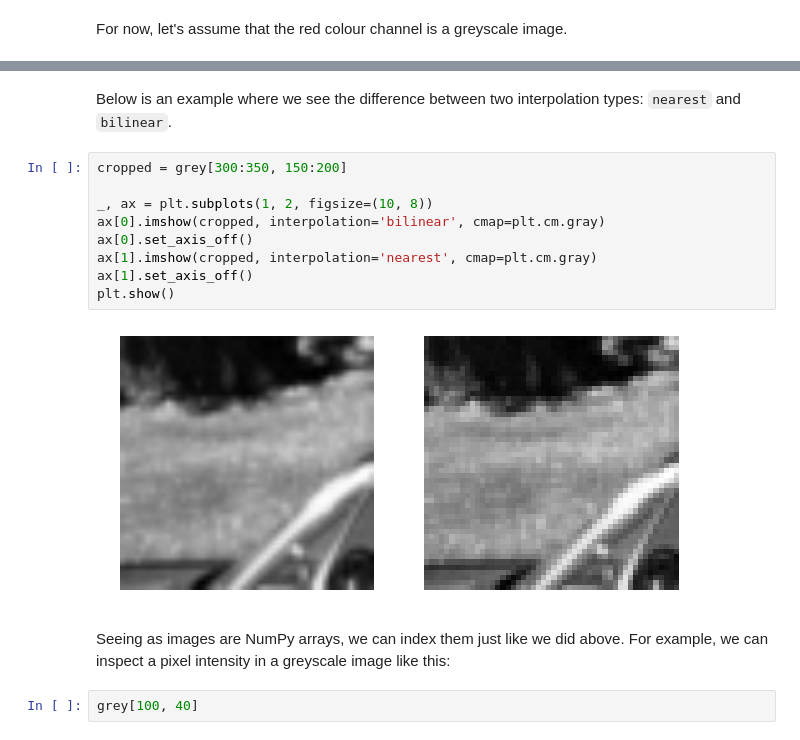
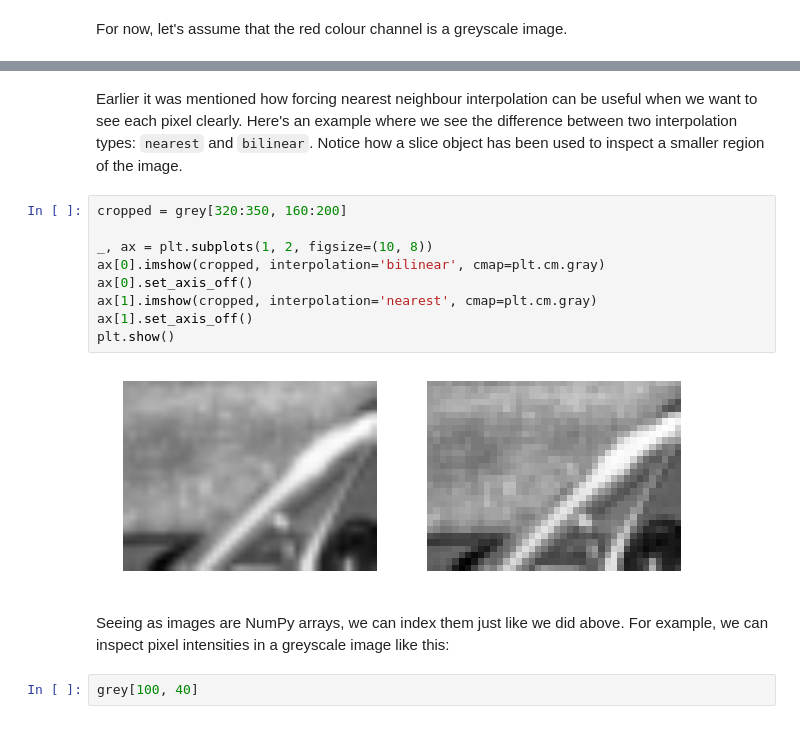
Before and after one commit to aleksaro/digital-image-processing-intro, a Jupyter notebook: digital-image-processing/getting-started/getting-started-python.ipynb, the cells around one changed output, grey strips where cells are left out. Cells and saved outputs as stored; diff of their text form.

```diff
--- a/digital-image-processing/getting-started/getting-started-python.ipynb
+++ b/digital-image-processing/getting-started/getting-started-python.ipynb
@@ -448,18 +552,18 @@ plt.show()
-# %% [markdown]
-Below is an example where we see the difference between two interpolation types: ``nearest`` and ``bilinear``.
+# %% [markdown]
+Earlier it was mentioned how forcing nearest neighbour interpolation can be useful when we want to see each pixel clearly. Here's an example where we see the difference between two interpolation types: `nearest` and `bilinear`. Notice how a slice object has been used to inspect a smaller region of the image.
 # %%
-cropped = grey[300:350, 150:200]
+cropped = grey[320:350, 160:200]
 
 _, ax = plt.subplots(1, 2, figsize=(10, 8))
 ax[0].imshow(cropped, interpolation='bilinear', cmap=plt.cm.gray)
 ax[0].set_axis_off()
 ax[1].imshow(cropped, interpolation='nearest', cmap=plt.cm.gray)
 ax[1].set_axis_off()
 plt.show()
 # %% [output]
-[figure, old version]
+[figure, new version]
 # %% [markdown]
-Seeing as images are NumPy arrays, we can index them just like we did above. For example, we can inspect a pixel intensity in a greyscale image like this:
+Seeing as images are NumPy arrays, we can index them just like we did above. For example, we can inspect pixel intensities in a greyscale image like this:
 # %%
 grey[100, 40]
 # %% [output]
```
Also changed, not shown: parts of 126 cells of this notebook, 9 other files.
